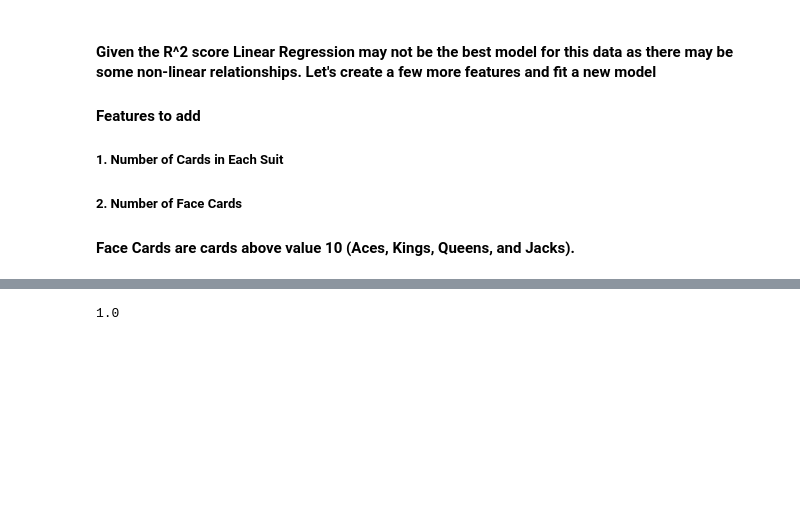
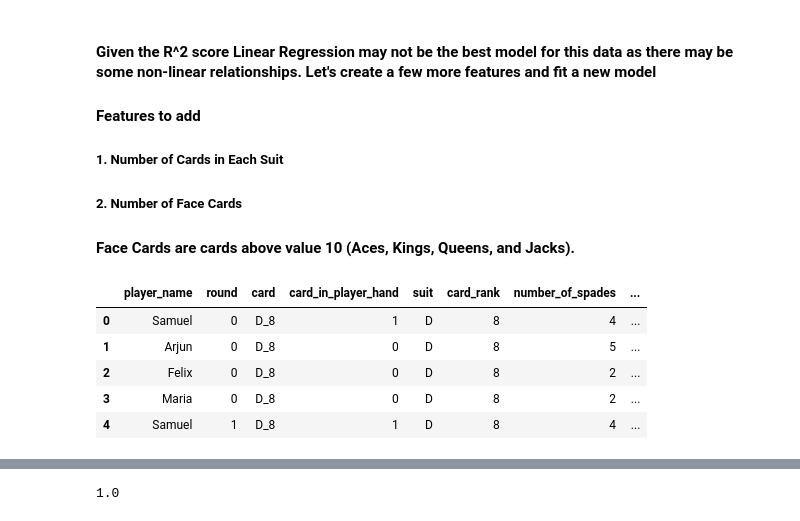
Before and after one commit to blh119/Data-Mining-Final-Project, a Jupyter notebook: Spades Analysis.ipynb, the cells around one changed output, grey strips where cells are left out. Saved outputs shown, nothing was run; the diff lists cells and outputs as text; code cells hidden in the pictures; blank space fills up the shorter version.

Commit message:
Spades Analysis File Update

```diff
--- a/Spades Analysis.ipynb
+++ b/Spades Analysis.ipynb
@@ -393,3 +393,12 @@ coefficients_data.sort_values(ascending = False, by = "coefficient_norm")
 #####      2. Number of Face Cards
 
 #### Face Cards are cards above value 10 (Aces, Kings, Queens, and Jacks).
+# %%
+player_hands_by_round_with_tricks_long.head()
+# %% [output]
+|  | player_name | round | card | card_in_player_hand | suit | card_rank | number_of_spades | ... |
+| 0 | Samuel | 0 | D_8 | 1 | D | 8 | 4 | ... |
+| 1 | Arjun | 0 | D_8 | 0 | D | 8 | 5 | ... |
+| 2 | Felix | 0 | D_8 | 0 | D | 8 | 2 | ... |
+| 3 | Maria | 0 | D_8 | 0 | D | 8 | 2 | ... |
+| 4 | Samuel | 1 | D_8 | 1 | D | 8 | 4 | ... |
```
Also changed, not shown: parts of 5 cells of this notebook.
